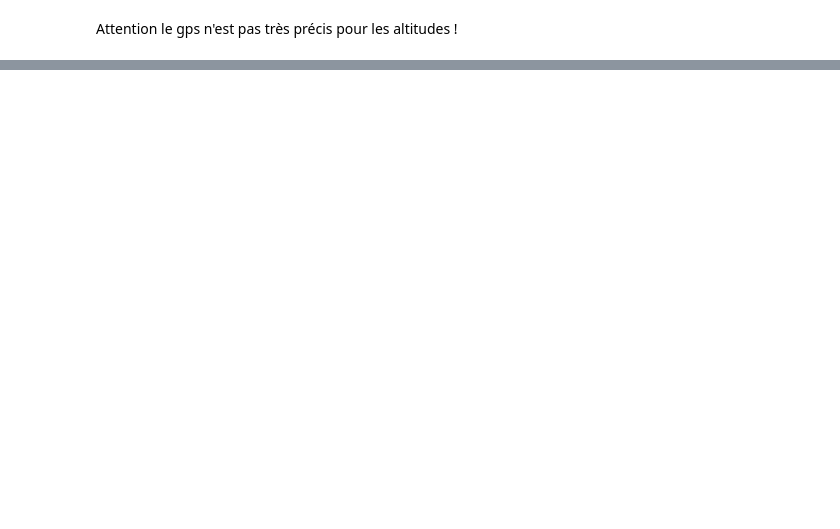
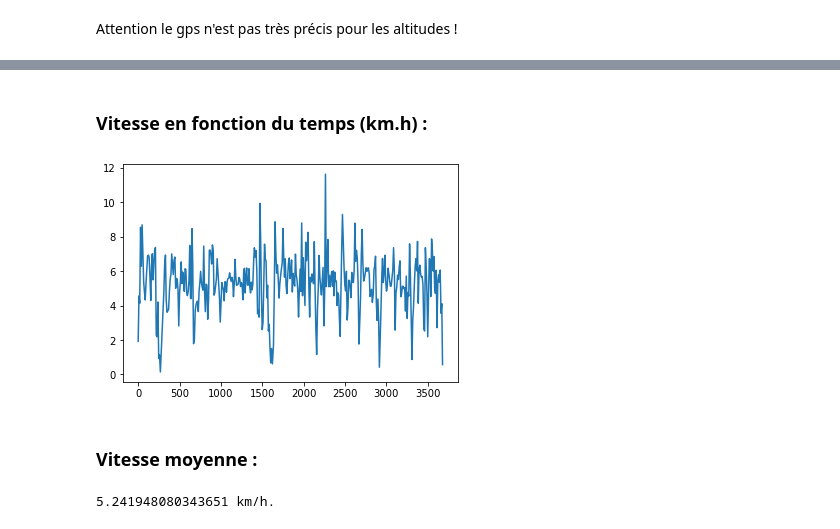
Before and after one commit to Thierry-Dumont/RandoGpsEtCie, a Jupyter notebook: IpyLeafLet.ipynb, the cells around one changed output, grey strips where cells are left out. Saved outputs shown, nothing was run; the diff lists cells and outputs as text; code cells hidden in the pictures; blank space fills up the shorter version.

Commit message:
calcul de la vitesse

```diff
--- a/IpyLeafLet.ipynb
+++ b/IpyLeafLet.ipynb
@@ -9,3 +11,5 @@ from functools import reduce
+# %%
+filegpx= "./2020-04-29_13-47-10.gpx"
 # %% [markdown]
 Les cartes qu'on va utiliser
 # %%
@@ -27,5 +22,5 @@ FileChooser(path='.', filename='', show_hidden='False')
 # %%
-gpx_file=open(fc.selected,'r')
+gpx_file= open(filegpx,"r")
 # %% [markdown]
 On récupère les positions gps sous forme d'une liste de couples (latitude,longitude) :
 # %%
@@ -121,0 +113,18 @@ montée : 459.7500000000002 , descente : 463.32 (mêtres).
+# %% [markdown]
+### Vitesse en fonction du temps (km.h) : ###
+# %%
+start= points[0].time
+z=[((x[0]-x[1]).total_seconds(),x[1]) for x in zip([point.time for point in points][1:],[point.time for point in points][:-1])]
+d=[distance.geodesic((x[1].latitude,x[1].longitude),(x[0].latitude,x[0].longitude)).m \
+   for x in zip(points[1:],points[:-1])]
+vt=[(x[0]/x[1][0],(x[1][1]-start).total_seconds())  for x in zip(d,z) if x[1][0]>0]
+# %%
+v=pplot.plot([v[1] for v in vt],[v[0]*3.6 for v in vt])
+# %% [output]
+[figure, added]
+# %% [markdown]
+### Vitesse moyenne : ###
+# %%
+print(3.6*distance_parcourue/(points[-1].time - points[0].time).total_seconds(),"km/h.")
+# %% [output]
+5.241948080343651 km/h.
```
Also changed, not shown: parts of 14 cells of this notebook.
